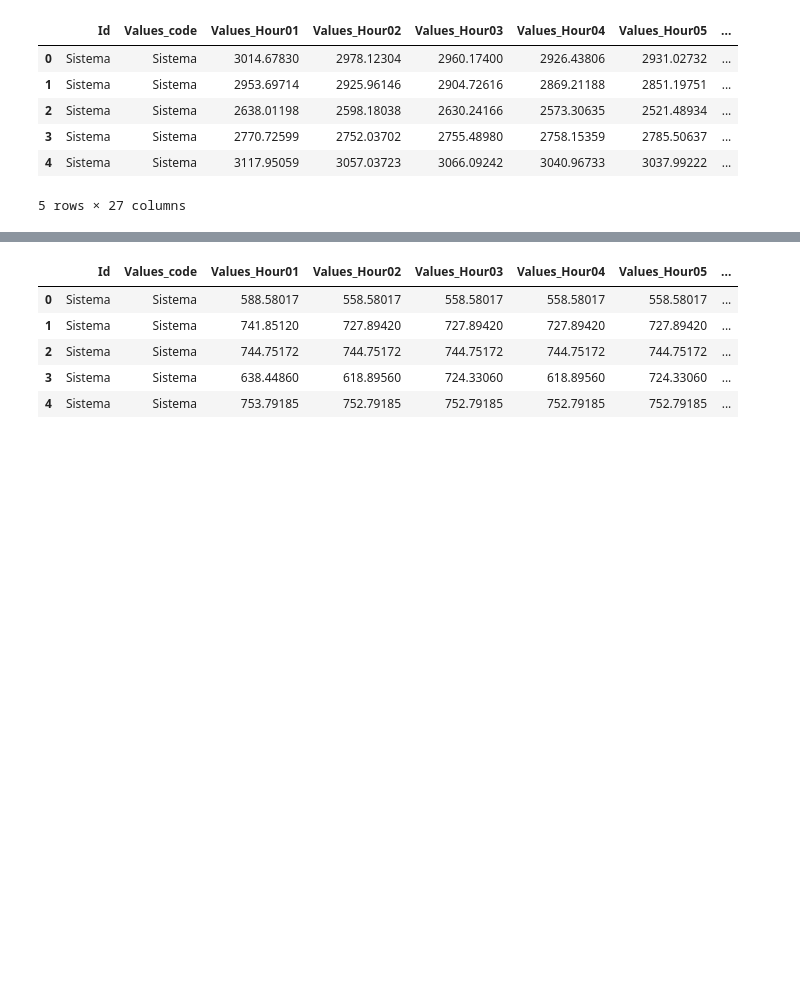
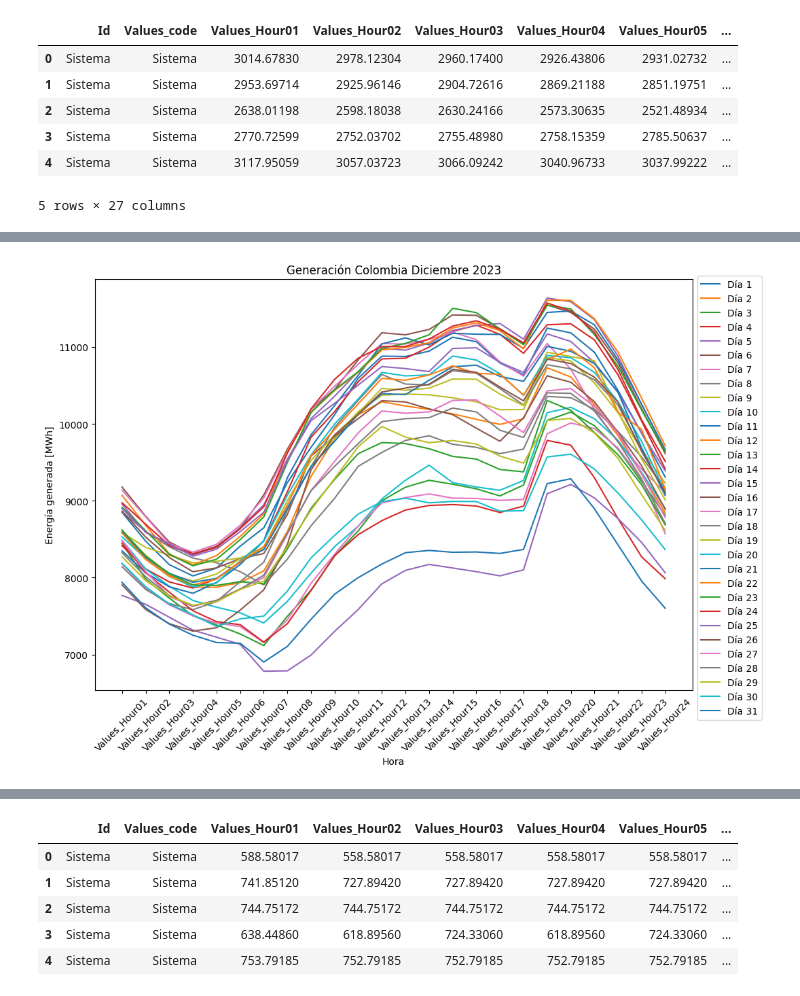
Before and after one commit to jebernatec/colombia-energy-market, a Jupyter notebook: energia_colombia.ipynb, the cells around one changed output, grey strips where cells are left out. Cells and saved outputs as stored; diff of their text form; code cells hidden in the pictures; blank space fills up the shorter version.

Commit message:
work in generation

```diff
--- a/energia_colombia.ipynb
+++ b/energia_colombia.ipynb
@@ -225,0 +234,19 @@ plotdaysdemand(demand_noreg, title)
+# %%
+### Generation (System) [MWh]
+december = objectAPI.request_data(
+    "Gene",
+    "Sistema",
+    dt.date(2023, 12, 1),
+    dt.date(2023, 12, 30)
+)
+
+thirtyone = objectAPI.request_data(
+    "Gene",
+    "Sistema",
+    dt.date(2023, 12, 31),
+    dt.date(2023, 12, 31)
+)
+
+generation = pd.concat([december, thirtyone], ignore_index=True)
+generation.iloc[:, 2:-1] /= 1000
+generation.head()
@@ -225,0 +261,8 @@ plotdaysdemand(demand_noreg, title)
+# %%
+## Generation (line x day analysis)
+title = 'Generación Colombia Diciembre 2023'
+x = 'Hora'
+y = 'Energía generada [MWh]'
+plotdaysdemand(generation, title, x, y)
+# %% [output]
+[figure, added]
```
Also changed, not shown: parts of 12 cells of this notebook, 1 other file.
